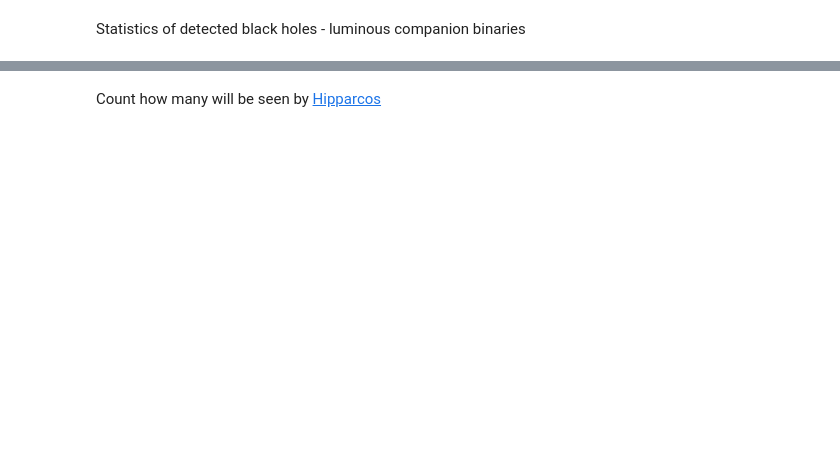
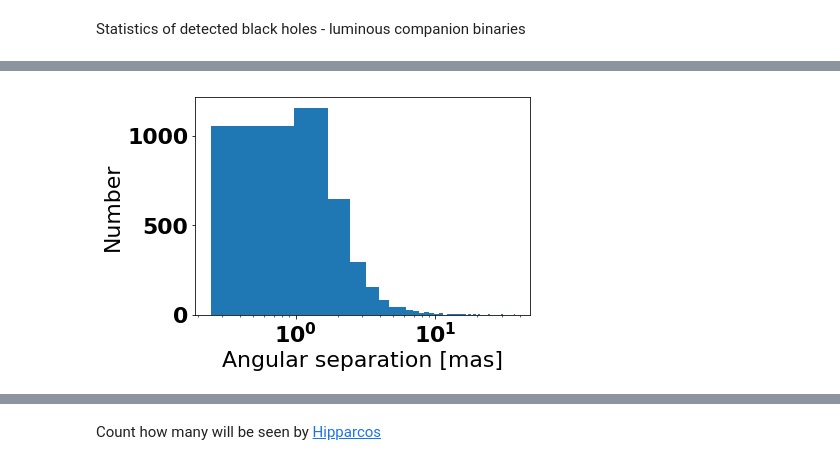
Before and after one commit to bolverk/gaia_black_hole_binaries, a Jupyter notebook: stellar_binary_monte_carlo.ipynb, the cells around one changed output, grey strips where cells are left out. Cells and saved outputs as stored; diff of their text form; code cells hidden in the pictures; blank space fills up the shorter version.

```diff
--- a/stellar_binary_monte_carlo.ipynb
+++ b/stellar_binary_monte_carlo.ipynb
@@ -342,0 +355,8 @@ pylab.xlabel('Companion mass [$M_{\odot}$]');
+# %%
+pylab.hist(ssp['terminal semi major axis'][valid_list]/ssp['distance from earth'][valid_list]/4.8e-9,50)
+pylab.xscale('log')
+pylab.xlabel(r'Angular separation [mas]')
+pylab.ylabel('Number')
+pass
+# %% [output]
+[figure, added]
```
Also changed, not shown: parts of 24 cells of this notebook.
